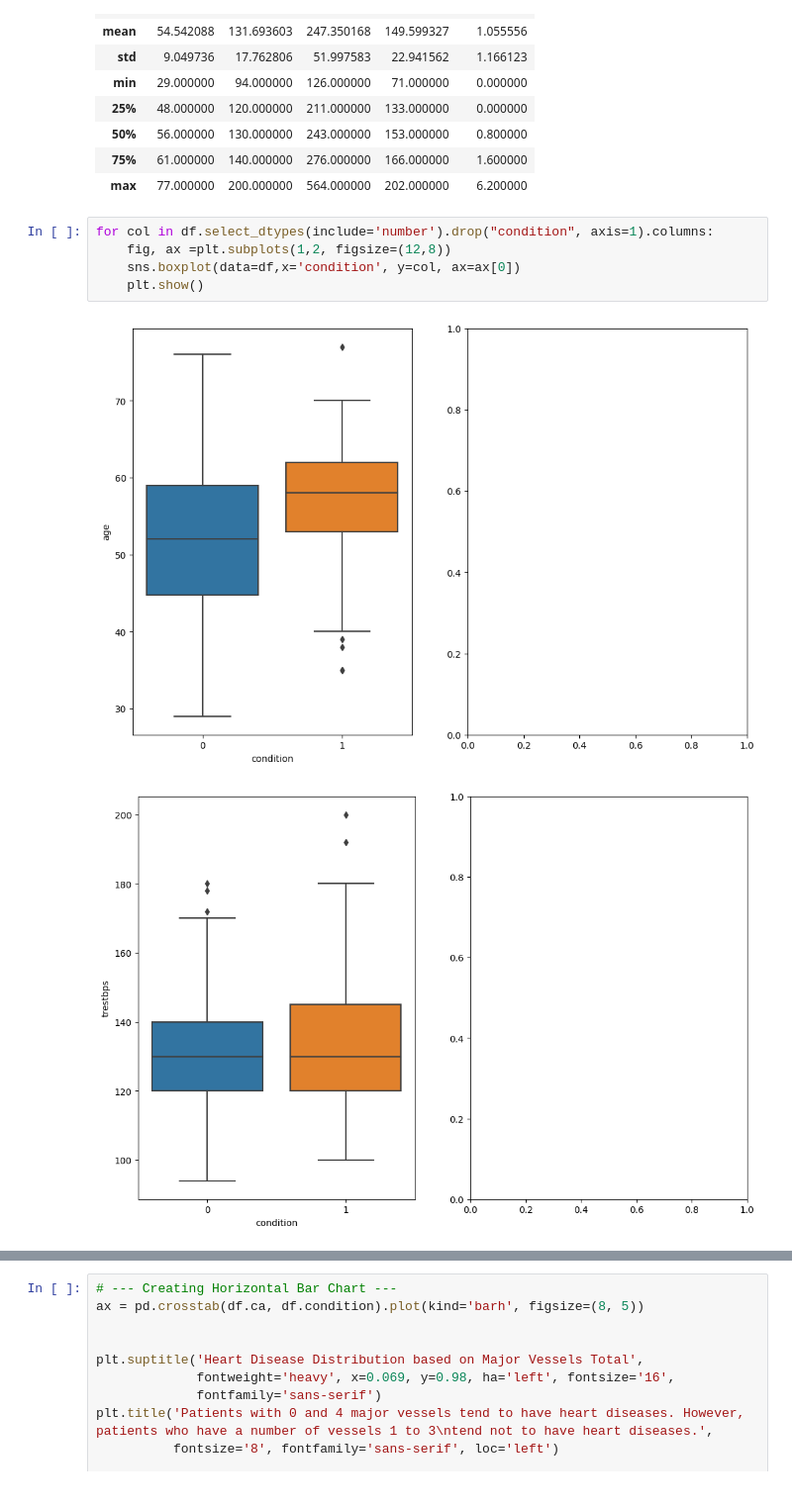
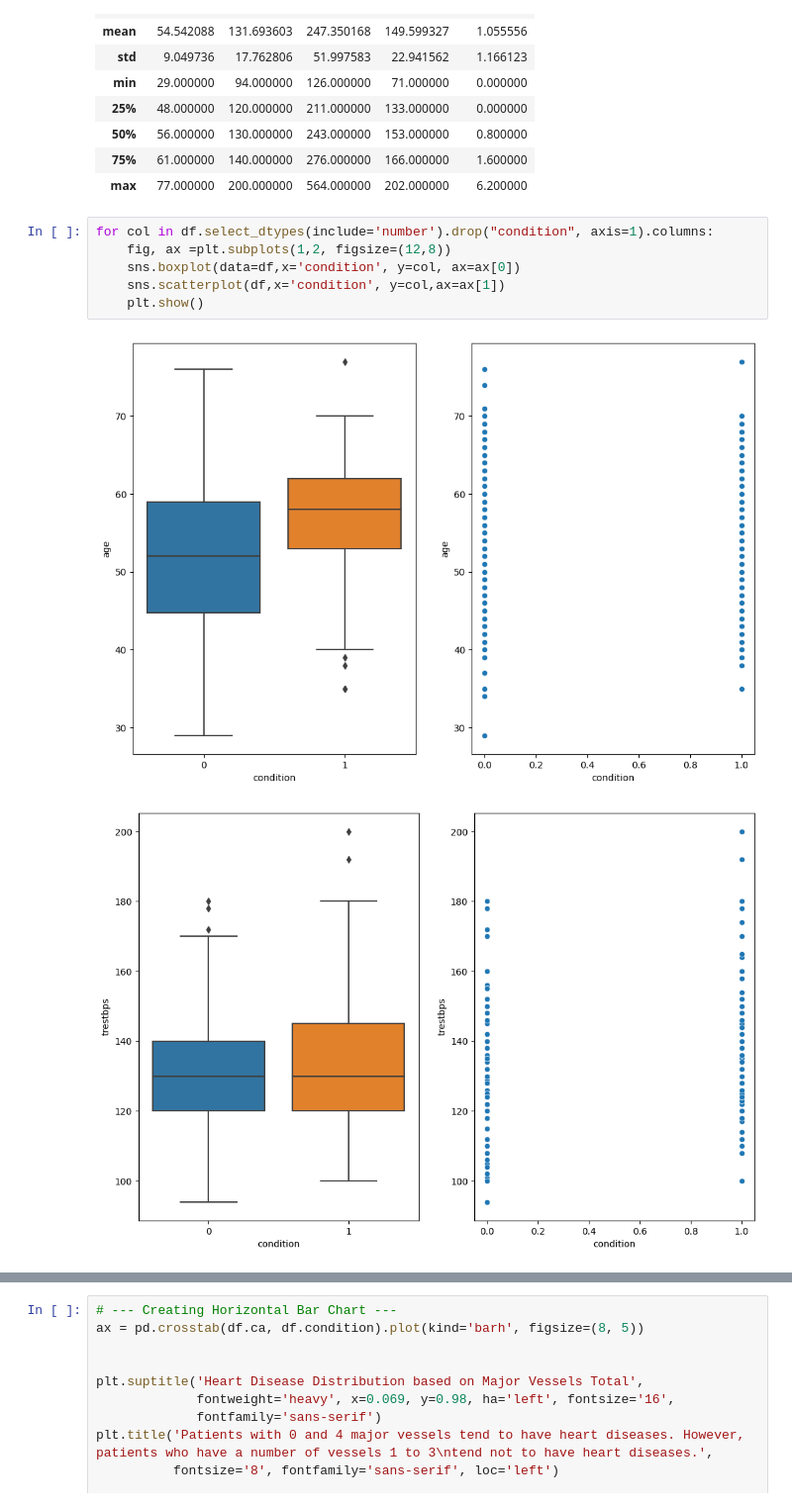
Before and after one commit to vishgm/PD-Bootcamp-ProblemStatement-1, a Jupyter notebook: jupy-notebooks/Rnd_Problem_statement_1.ipynb, the cells around one changed output, grey strips where cells are left out. Shown at 99% size. Saved outputs shown, nothing was run; the diff lists cells and outputs as text.

```diff
--- a/jupy-notebooks/Rnd_Problem_statement_1.ipynb
+++ b/jupy-notebooks/Rnd_Problem_statement_1.ipynb
@@ -246,8 +246,9 @@ df.drop('condition',axis=1).describe(include='number')
 # %%
 for col in df.select_dtypes(include='number').drop("condition", axis=1).columns:
     fig, ax =plt.subplots(1,2, figsize=(12,8))
     sns.boxplot(data=df,x='condition', y=col, ax=ax[0])
+    sns.scatterplot(df,x='condition', y=col,ax=ax[1])
     plt.show()
 # %% [output]
-[figure, old version]
+[figure, new version]
-[figure, old version]
+[figure, new version]
```
Also changed, not shown: parts of 10 cells of this notebook.
